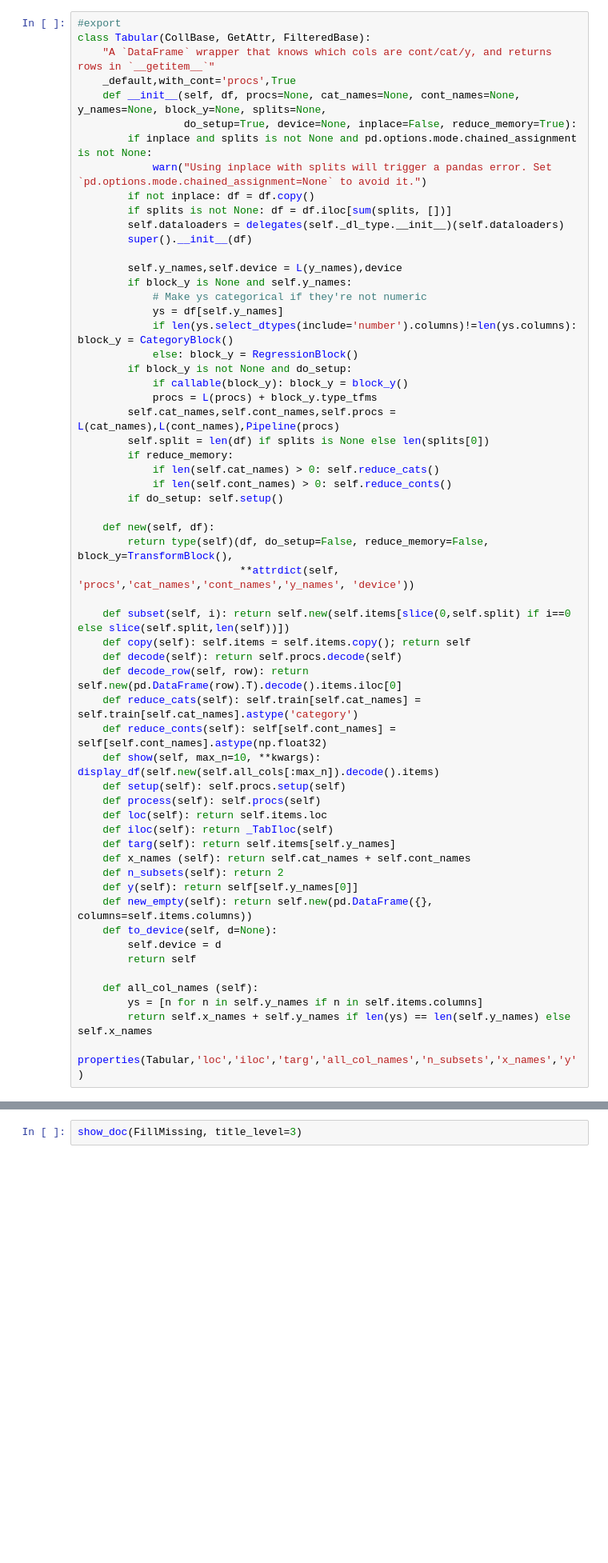
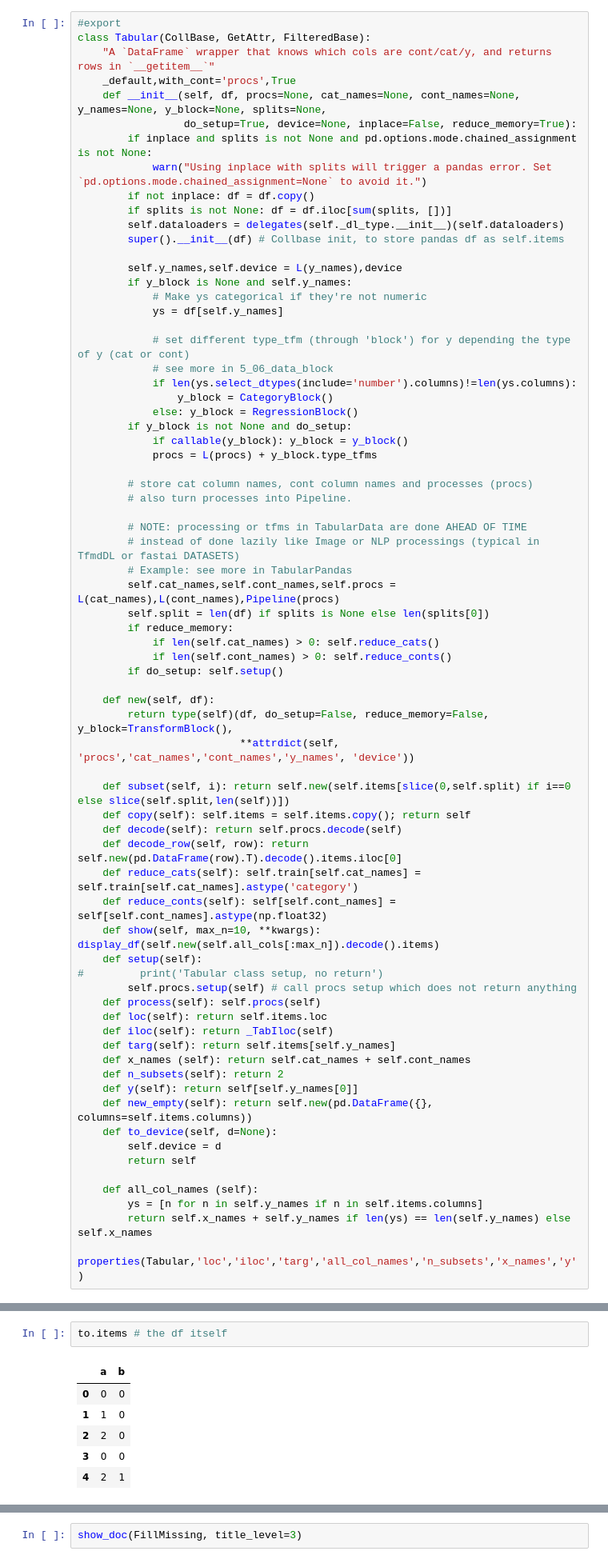
Before and after one commit to anhquan0412/fastai2, a Jupyter notebook: quan-nbs/7_40_tabular.core.ipynb, the cells around one changed output, grey strips where cells are left out. Shown at 80% size. Saved outputs shown, nothing was run; the diff lists cells and outputs as text; blank space fills up the shorter version.

```diff
--- a/quan-nbs/7_40_tabular.core.ipynb
+++ b/quan-nbs/7_40_tabular.core.ipynb
@@ -139,24 +154,35 @@ class _TabIloc:
 class Tabular(CollBase, GetAttr, FilteredBase):
     "A `DataFrame` wrapper that knows which cols are cont/cat/y, and returns rows in `__getitem__`"
     _default,with_cont='procs',True
-    def __init__(self, df, procs=None, cat_names=None, cont_names=None, y_names=None, block_y=None, splits=None,
+    def __init__(self, df, procs=None, cat_names=None, cont_names=None, y_names=None, y_block=None, splits=None,
                  do_setup=True, device=None, inplace=False, reduce_memory=True):
         if inplace and splits is not None and pd.options.mode.chained_assignment is not None:
             warn("Using inplace with splits will trigger a pandas error. Set `pd.options.mode.chained_assignment=None` to avoid it.")
         if not inplace: df = df.copy()
         if splits is not None: df = df.iloc[sum(splits, [])]
         self.dataloaders = delegates(self._dl_type.__init__)(self.dataloaders)
-        super().__init__(df)
+        super().__init__(df) # Collbase init, to store pandas df as self.items
 
         self.y_names,self.device = L(y_names),device
-        if block_y is None and self.y_names:
+        if y_block is None and self.y_names:
             # Make ys categorical if they're not numeric
             ys = df[self.y_names]
-            if len(ys.select_dtypes(include='number').columns)!=len(ys.columns): block_y = CategoryBlock()
-            else: block_y = RegressionBlock()
-        if block_y is not None and do_setup:
-            if callable(block_y): block_y = block_y()
-            procs = L(procs) + block_y.type_tfms
+
+            # set different type_tfm (through 'block') for y depending the type of y (cat or cont)
+            # see more in 5_06_data_block
+            if len(ys.select_dtypes(include='number').columns)!=len(ys.columns):
+                y_block = CategoryBlock()
+            else: y_block = RegressionBlock()
+        if y_block is not None and do_setup:
+            if callable(y_block): y_block = y_block()
+            procs = L(procs) + y_block.type_tfms
+
+        # store cat column names, cont column names and processes (procs)
+        # also turn processes into Pipeline.
+
+        # NOTE: processing or tfms in TabularData are done AHEAD OF TIME
+        # instead of done lazily like Image or NLP processings (typical in TfmdDL or fastai DATASETS)
+        # Example: see more in TabularPandas
         self.cat_names,self.cont_names,self.procs = L(cat_names),L(cont_names),Pipeline(procs)
         self.split = len(df) if splits is None else len(splits[0])
         if reduce_memory:
@@ -165,7 +191,7 @@ class Tabular(CollBase, GetAttr, FilteredBase):
         if do_setup: self.setup()
 
     def new(self, df):
-        return type(self)(df, do_setup=False, reduce_memory=False, block_y=TransformBlock(),
+        return type(self)(df, do_setup=False, reduce_memory=False, y_block=TransformBlock(),
                           **attrdict(self, 'procs','cat_names','cont_names','y_names', 'device'))
 
     def subset(self, i): return self.new(self.items[slice(0,self.split) if i==0 else slice(self.split,len(self))])
@@ -175,7 +201,9 @@ class Tabular(CollBase, GetAttr, FilteredBase):
     def reduce_cats(self): self.train[self.cat_names] = self.train[self.cat_names].astype('category')
     def reduce_conts(self): self[self.cont_names] = self[self.cont_names].astype(np.float32)
     def show(self, max_n=10, **kwargs): display_df(self.new(self.all_cols[:max_n]).decode().items)
-    def setup(self): self.procs.setup(self)
+    def setup(self):
+#         print('Tabular class setup, no return')
+        self.procs.setup(self) # call procs setup which does not return anything
     def process(self): self.procs(self)
     def loc(self): return self.items.loc
     def iloc(self): return _TabIloc(self)
@@ -230,0 +250,9 @@ class TabularProc(InplaceTransform):
+# %%
+to.items # the df itself
+# %% [output]
+|  | a | b |
+| 0 | 0 | 0 |
+| 1 | 1 | 0 |
+| 2 | 2 | 0 |
+| 3 | 0 | 0 |
+| 4 | 2 | 1 |
```
Also changed, not shown: parts of 30 cells of this notebook, 2 other files.
